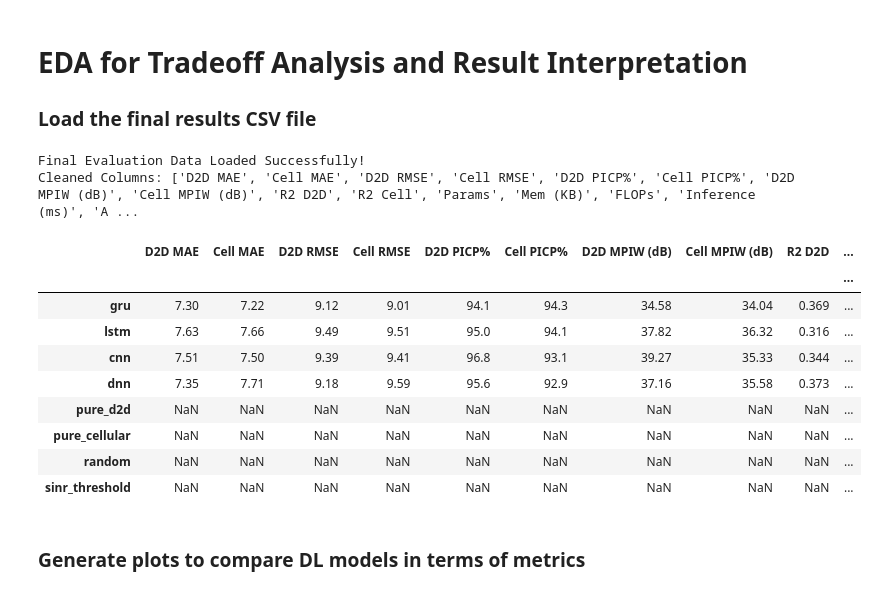
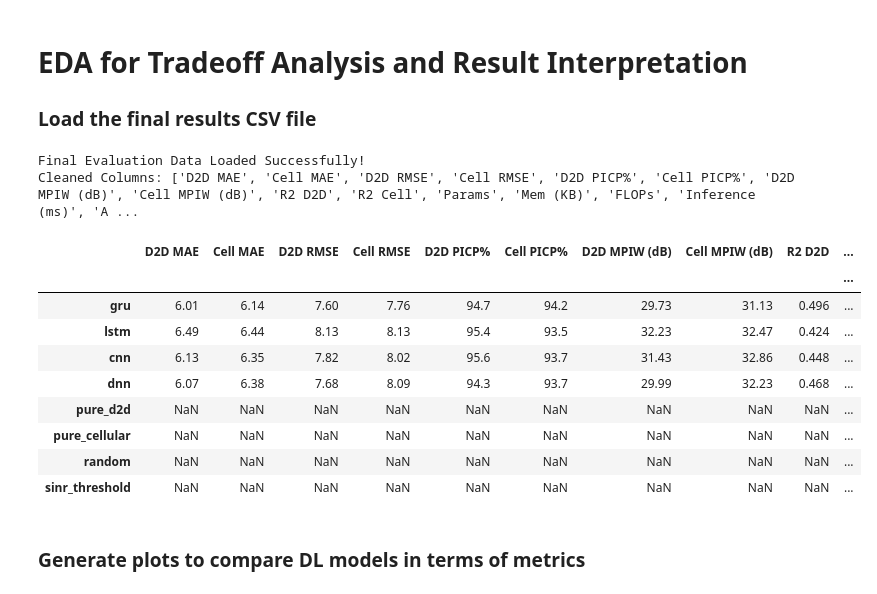
Before and after one commit to WarlockZul/FYP-Deep-Learning-D2D-Mode-Selection, a Jupyter notebook: notebooks/tradeoff_analysis.ipynb, the cells around one changed output. Cells and saved outputs as stored; diff of their text form; code cells hidden in the pictures.

```diff
--- a/notebooks/tradeoff_analysis.ipynb
+++ b/notebooks/tradeoff_analysis.ipynb
@@ -5,38 +5,38 @@
 import pandas as pd
 import matplotlib.pyplot as plt
 import seaborn as sns
 import numpy as np
 import os
 from math import pi
 
 # Set professional aesthetics
 sns.set_theme(style="whitegrid", context="paper", font_scale=1.2)
 colors = {'gru': '#1f77b4', 'lstm': '#2ca02c', 'cnn': '#d62728', 'dnn': '#9467bd'}
 
 # Load the evaluation metrics (final results)
-file_path = '../results/preprocessed_proposal/ablation_win16_kdeTrue_AR_seed21/final_evaluation_metrics.csv'
+file_path = '../results/preprocessed_proposal/ablation_win16_kdeTrue_AR_seed61/final_evaluation_metrics.csv'
 df = pd.read_csv(file_path, index_col=0)
 
 # Strip any accidental hidden spaces from the column names and index (row names)
 df.columns = df.columns.str.strip()
 df.index = df.index.str.strip()
 
 # Ensure all data is numeric
 for col in df.columns:
     df[col] = pd.to_numeric(df[col], errors='coerce')
 
 print("Final Evaluation Data Loaded Successfully!")
 print("Cleaned Columns:", df.columns.tolist())
 display(df)
 # %% [output]
 Final Evaluation Data Loaded Successfully!
 Cleaned Columns: ['D2D MAE', 'Cell MAE', 'D2D RMSE', 'Cell RMSE', 'D2D PICP%', 'Cell PICP%', 'D2D MPIW (dB)', 'Cell MPIW (dB)', 'R2 D2D', 'R2 Cell', 'Params', 'Mem (KB)', 'FLOPs', 'Inference (ms)', 'A ...
 |  | D2D MAE | Cell MAE | D2D RMSE | Cell RMSE | D2D PICP% | Cell PICP% | D2D MPIW (dB) | Cell MPIW (dB) | R2 D2D | ... |
 |  |  |  |  |  |  |  |  |  |  | ... |
-| gru | 7.30 | 7.22 | 9.12 | 9.01 | 94.1 | 94.3 | 34.58 | 34.04 | 0.369 | ... |
-| lstm | 7.63 | 7.66 | 9.49 | 9.51 | 95.0 | 94.1 | 37.82 | 36.32 | 0.316 | ... |
-| cnn | 7.51 | 7.50 | 9.39 | 9.41 | 96.8 | 93.1 | 39.27 | 35.33 | 0.344 | ... |
-| dnn | 7.35 | 7.71 | 9.18 | 9.59 | 95.6 | 92.9 | 37.16 | 35.58 | 0.373 | ... |
+| gru | 6.01 | 6.14 | 7.60 | 7.76 | 94.7 | 94.2 | 29.73 | 31.13 | 0.496 | ... |
+| lstm | 6.49 | 6.44 | 8.13 | 8.13 | 95.4 | 93.5 | 32.23 | 32.47 | 0.424 | ... |
+| cnn | 6.13 | 6.35 | 7.82 | 8.02 | 95.6 | 93.7 | 31.43 | 32.86 | 0.448 | ... |
+| dnn | 6.07 | 6.38 | 7.68 | 8.09 | 94.3 | 93.7 | 29.99 | 32.23 | 0.468 | ... |
 | pure_d2d | NaN | NaN | NaN | NaN | NaN | NaN | NaN | NaN | NaN | ... |
 | pure_cellular | NaN | NaN | NaN | NaN | NaN | NaN | NaN | NaN | NaN | ... |
 | random | NaN | NaN | NaN | NaN | NaN | NaN | NaN | NaN | NaN | ... |
```
Also changed, not shown: parts of 4 cells of this notebook, 11 other files.
